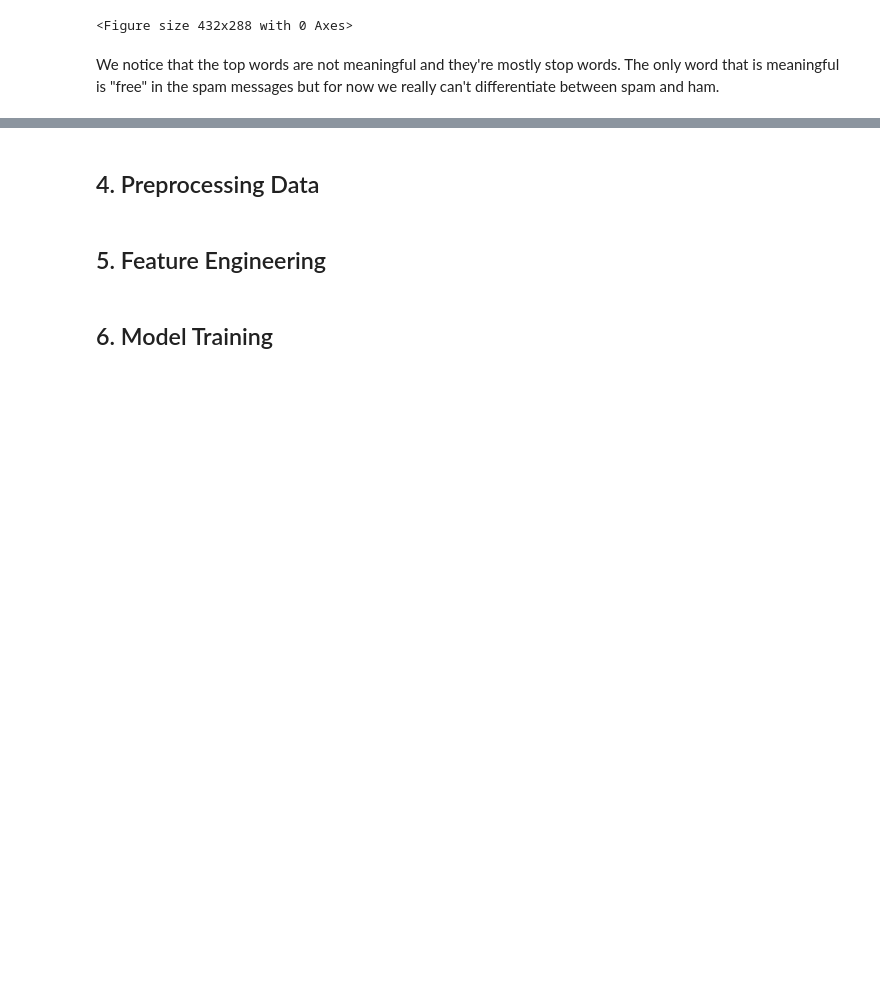
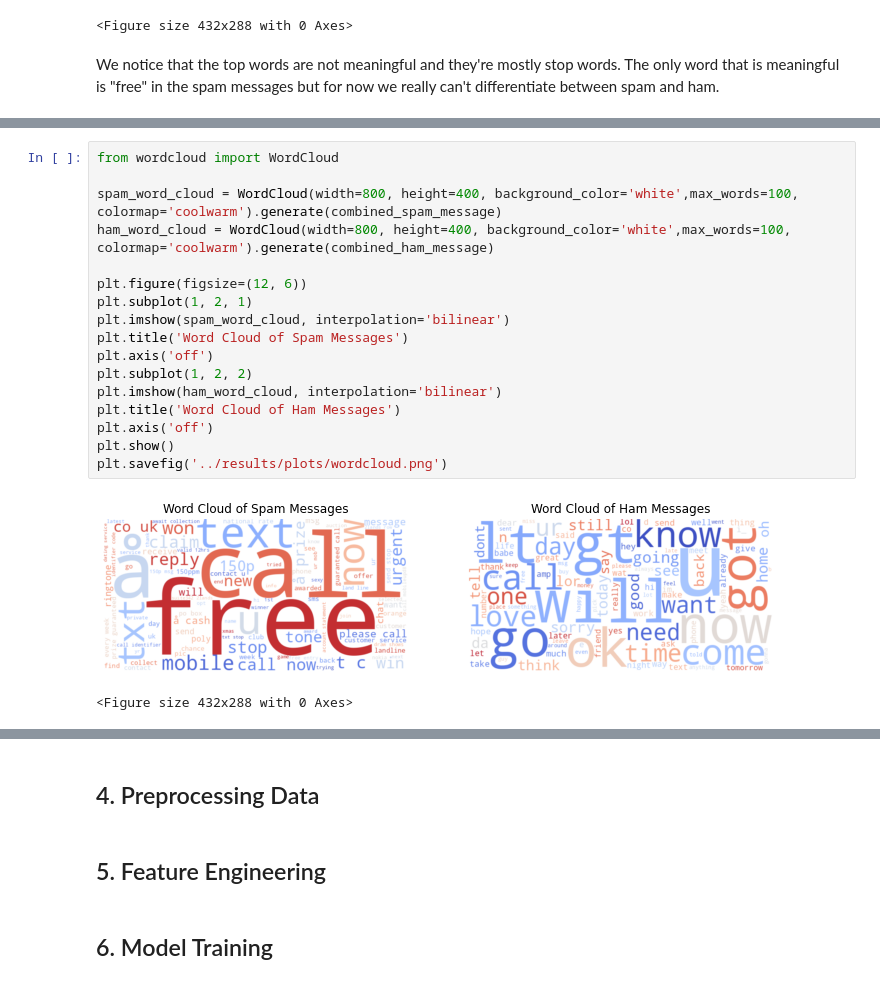
Before and after one commit to 7louu/spam-detection-nlp, a Jupyter notebook: notebooks/spam_detection_pipeline.ipynb, the cells around one changed output, grey strips where cells are left out. Drawn from its saved outputs; the diff is of its cells as text; blank space fills up the shorter version.

Commit message:
feat: finished EDA phase including visualizations

```diff
--- a/notebooks/spam_detection_pipeline.ipynb
+++ b/notebooks/spam_detection_pipeline.ipynb
@@ -228,0 +249,20 @@ We notice that the top words are not meaningful and they're mostly stop words. T
+# %%
+from wordcloud import WordCloud
+
+spam_word_cloud = WordCloud(width=800, height=400, background_color='white',max_words=100, colormap='coolwarm').generate(combined_spam_message)
+ham_word_cloud = WordCloud(width=800, height=400, background_color='white',max_words=100, colormap='coolwarm').generate(combined_ham_message)
+
+plt.figure(figsize=(12, 6))
+plt.subplot(1, 2, 1)
+plt.imshow(spam_word_cloud, interpolation='bilinear')
+plt.title('Word Cloud of Spam Messages')
+plt.axis('off')
+plt.subplot(1, 2, 2)
+plt.imshow(ham_word_cloud, interpolation='bilinear')
+plt.title('Word Cloud of Ham Messages')
+plt.axis('off')
+plt.show()
+plt.savefig('../results/plots/wordcloud.png')
+# %% [output]
+[figure, added]
+<Figure size 432x288 with 0 Axes>
```
Also changed, not shown: parts of 9 cells of this notebook, 3 other files.
